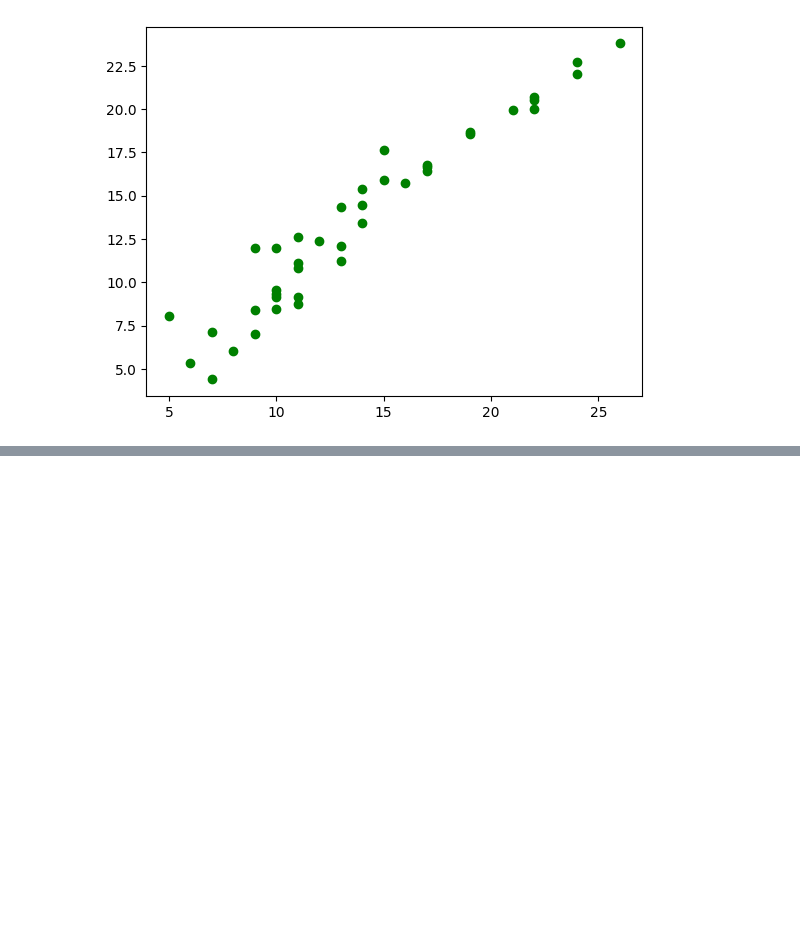
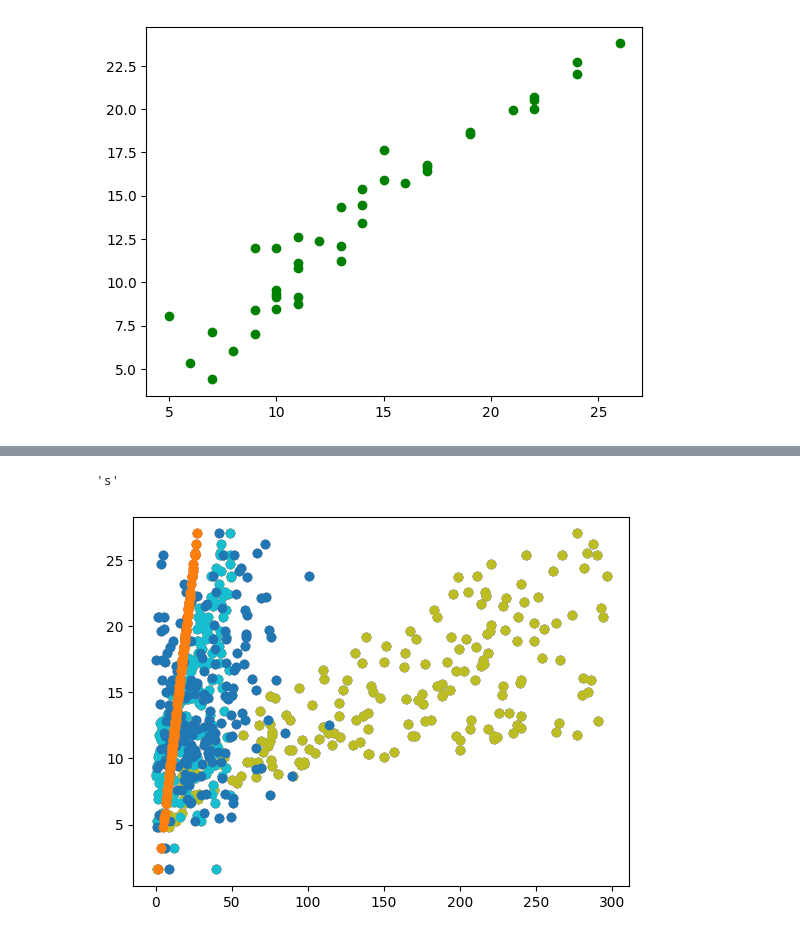
Before and after one commit to suyash-02/OIBSIP, a Jupyter notebook: SalesPrediction.ipynb, the cells around one changed output, grey strips where cells are left out. Drawn from its saved outputs; the diff is of its cells as text; code cells hidden in the pictures; blank space fills up the shorter version.

```diff
--- a/SalesPrediction.ipynb
+++ b/SalesPrediction.ipynb
@@ -221,0 +233,11 @@ plt.scatter(y_test,y_pred,c='g')
+# %%
+def sc():
+    l=df.columns
+    for i in range(len(l)-1):
+        for j in l:
+            s = plt.scatter(j,'Sales',data=df)
+    return 's'
+sc()
+# %% [output]
+'s'
+[figure, added]
```
Also changed, not shown: parts of 4 cells of this notebook.
